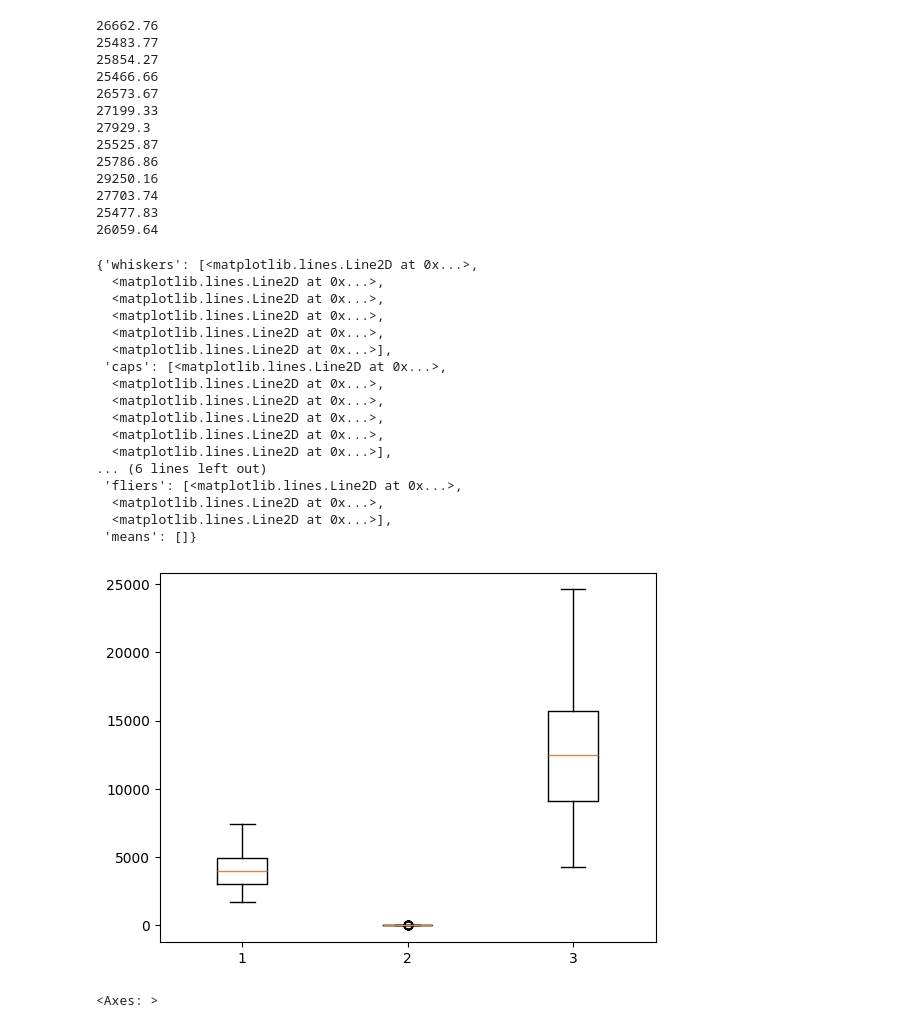
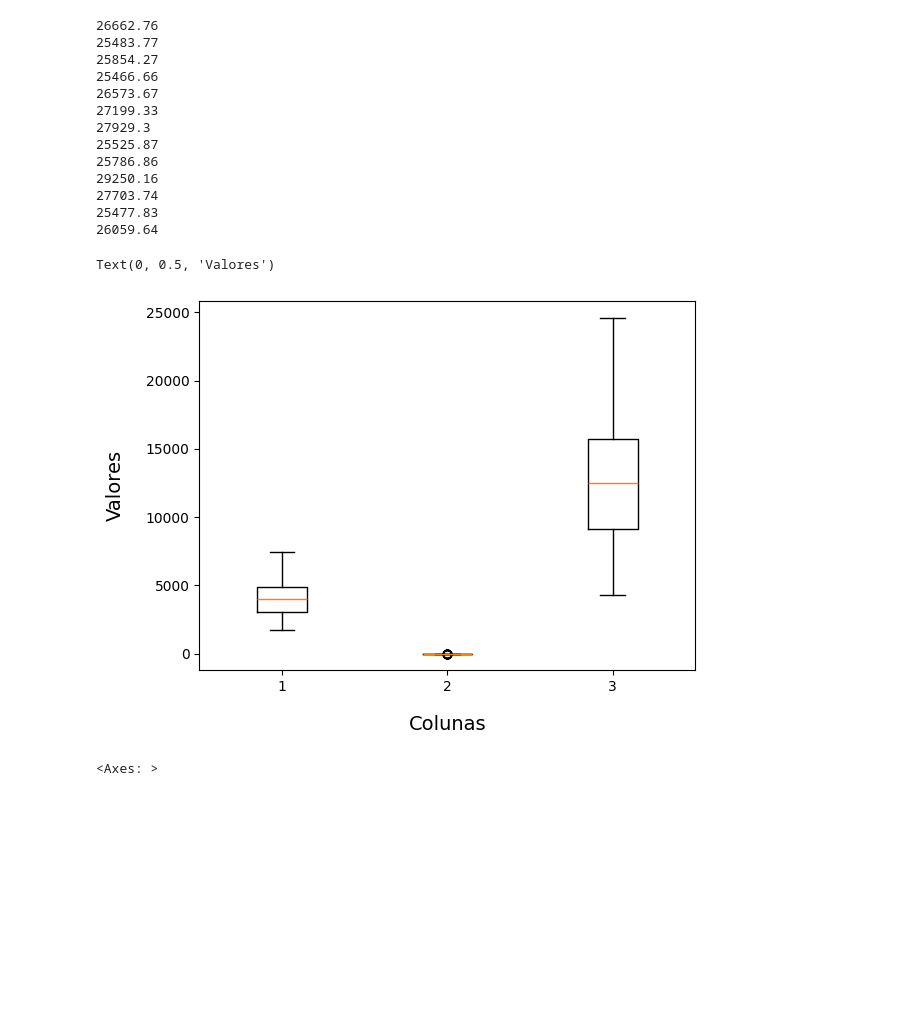
Before and after one commit to marcelodevcore/Projeto_modelo, a Jupyter notebook: Exp_analysis.ipynb, the cells around one changed output. Drawn from its saved outputs; the diff is of its cells as text; code cells hidden in the pictures; blank space fills up the shorter version.

```diff
--- a/estudo_pandas.ipynb
+++ b/Exp_analysis.ipynb
@@ -261,27 +264,14 @@ data_frame2 = data_frame2[data_frame2['Quantidade_Produzida_kg'] != max_valor]
 # %%
 x = data_frame2
 
 fig, ax = plt.subplots()
 ax.boxplot(x)
+
+ax.set_xlabel("Colunas", fontsize=14, labelpad=15)
+ax.set_ylabel("Valores", fontsize=14, labelpad=15)
 # %% [output]
-{'whiskers': [<matplotlib.lines.Line2D at 0x...>,
-  <matplotlib.lines.Line2D at 0x...>,
-  <matplotlib.lines.Line2D at 0x...>,
-  <matplotlib.lines.Line2D at 0x...>,
-  <matplotlib.lines.Line2D at 0x...>,
-  <matplotlib.lines.Line2D at 0x...>],
- 'caps': [<matplotlib.lines.Line2D at 0x...>,
-  <matplotlib.lines.Line2D at 0x...>,
-  <matplotlib.lines.Line2D at 0x...>,
-  <matplotlib.lines.Line2D at 0x...>,
-  <matplotlib.lines.Line2D at 0x...>,
-  <matplotlib.lines.Line2D at 0x...>],
-... (6 lines left out)
- 'fliers': [<matplotlib.lines.Line2D at 0x...>,
-  <matplotlib.lines.Line2D at 0x...>,
-  <matplotlib.lines.Line2D at 0x...>],
- 'means': []}
+Text(0, 0.5, 'Valores')
-[figure, old version]
+[figure, new version]
 # %%
 sns.heatmap(data_frame2.corr())
 # %% [output]
```
Also changed, not shown: parts of 3 cells of this notebook, 4 other files.
